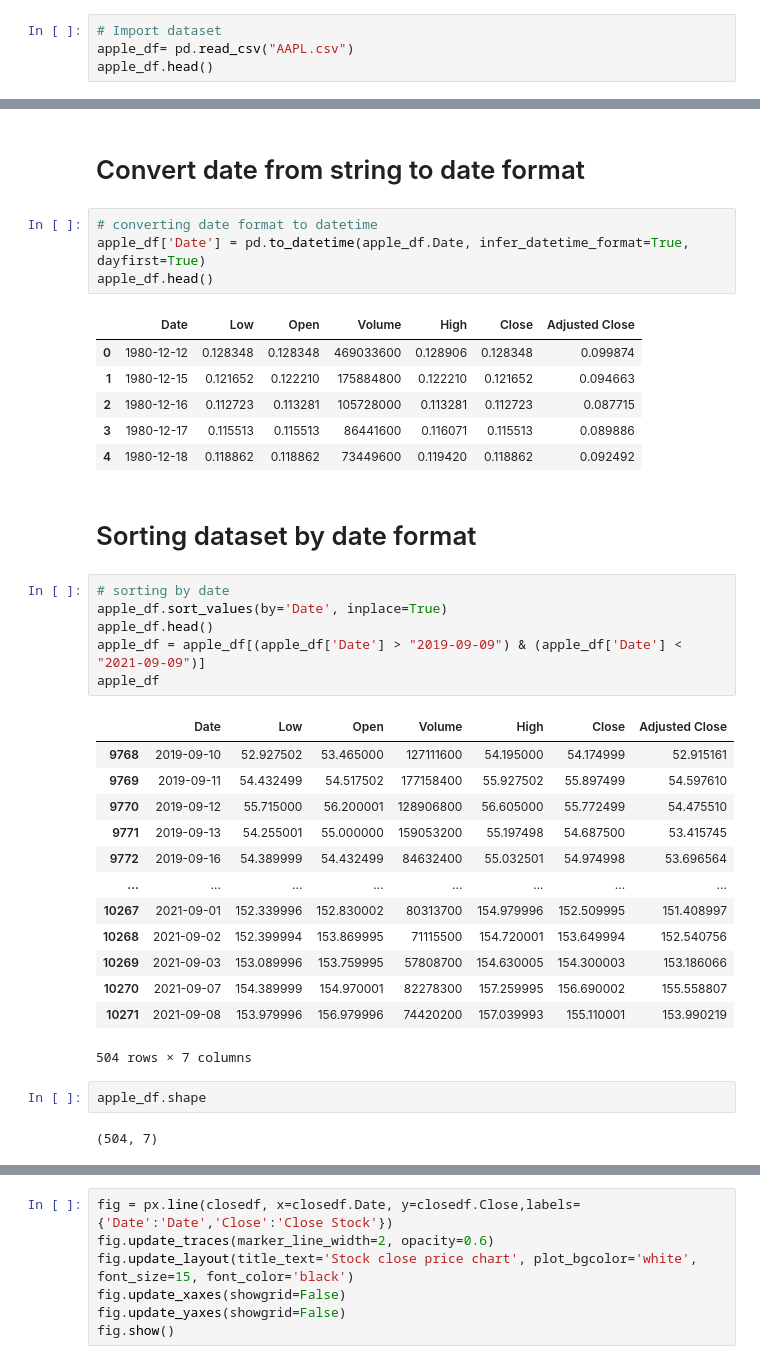
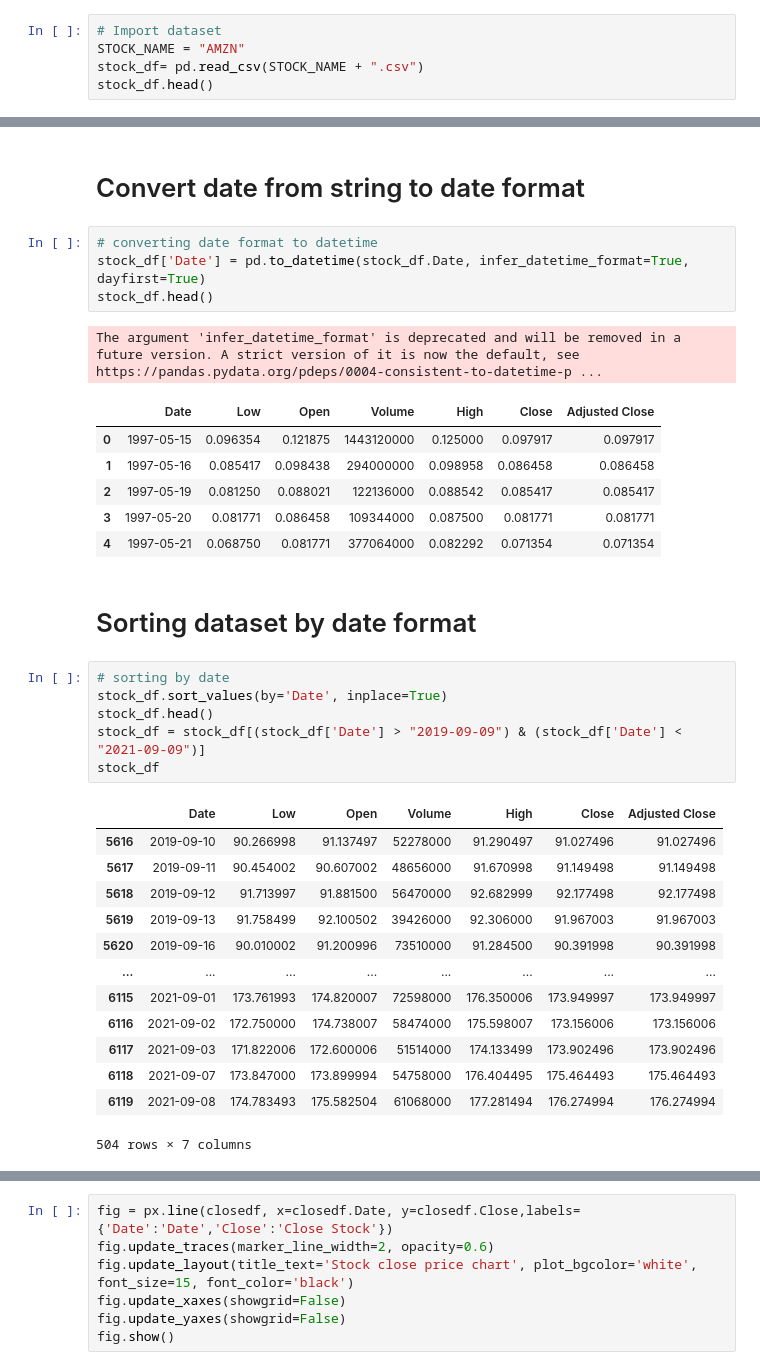
Before and after one commit to project-group-888/data-mining, a Jupyter notebook: data_mining_p.ipynb, the cells around one changed output, grey strips where cells are left out. Cells and saved outputs as stored; diff of their text form.

Commit message:
Final version of the prediction model

```diff
--- a/data_mining_p.ipynb
+++ b/data_mining_p.ipynb
@@ -16,7 +19,8 @@ from plotly.subplots import make_subplots
 # Import dataset
 # %%
 # Import dataset
-apple_df= pd.read_csv("AAPL.csv")
-apple_df.head()
+STOCK_NAME = "AMZN"
+stock_df= pd.read_csv(STOCK_NAME + ".csv")
+stock_df.head()
 # %% [output]
 |  | Date | Low | Open | Volume | High | Close | Adjusted Close |
@@ -29,38 +33,35 @@ apple_df.head()
 # Convert date from string to date format
 # %%
 # converting date format to datetime
-apple_df['Date'] = pd.to_datetime(apple_df.Date, infer_datetime_format=True, dayfirst=True)
-apple_df.head()
+stock_df['Date'] = pd.to_datetime(stock_df.Date, infer_datetime_format=True, dayfirst=True)
+stock_df.head()
 # %% [output]
+The argument 'infer_datetime_format' is deprecated and will be removed in a future version. A strict version of it is now the default, see https://pandas.pydata.org/pdeps/0004-consistent-to-datetime-p ...
 |  | Date | Low | Open | Volume | High | Close | Adjusted Close |
-| 0 | 1980-12-12 | 0.128348 | 0.128348 | 469033600 | 0.128906 | 0.128348 | 0.099874 |
-| 1 | 1980-12-15 | 0.121652 | 0.122210 | 175884800 | 0.122210 | 0.121652 | 0.094663 |
-| 2 | 1980-12-16 | 0.112723 | 0.113281 | 105728000 | 0.113281 | 0.112723 | 0.087715 |
-| 3 | 1980-12-17 | 0.115513 | 0.115513 | 86441600 | 0.116071 | 0.115513 | 0.089886 |
-| 4 | 1980-12-18 | 0.118862 | 0.118862 | 73449600 | 0.119420 | 0.118862 | 0.092492 |
+| 0 | 1997-05-15 | 0.096354 | 0.121875 | 1443120000 | 0.125000 | 0.097917 | 0.097917 |
+| 1 | 1997-05-16 | 0.085417 | 0.098438 | 294000000 | 0.098958 | 0.086458 | 0.086458 |
+| 2 | 1997-05-19 | 0.081250 | 0.088021 | 122136000 | 0.088542 | 0.085417 | 0.085417 |
+| 3 | 1997-05-20 | 0.081771 | 0.086458 | 109344000 | 0.087500 | 0.081771 | 0.081771 |
+| 4 | 1997-05-21 | 0.068750 | 0.081771 | 377064000 | 0.082292 | 0.071354 | 0.071354 |
 # %% [markdown]
 # Sorting dataset by date format
 # %%
 # sorting by date
-apple_df.sort_values(by='Date', inplace=True)
-apple_df.head()
-apple_df = apple_df[(apple_df['Date'] > "2019-09-09") & (apple_df['Date'] < "2021-09-09")]
-apple_df
+stock_df.sort_values(by='Date', inplace=True)
+stock_df.head()
+stock_df = stock_df[(stock_df['Date'] > "2019-09-09") & (stock_df['Date'] < "2021-09-09")]
+stock_df
 # %% [output]
 |  | Date | Low | Open | Volume | High | Close | Adjusted Close |
-| 9768 | 2019-09-10 | 52.927502 | 53.465000 | 127111600 | 54.195000 | 54.174999 | 52.915161 |
-| 9769 | 2019-09-11 | 54.432499 | 54.517502 | 177158400 | 55.927502 | 55.897499 | 54.597610 |
-| 9770 | 2019-09-12 | 55.715000 | 56.200001 | 128906800 | 56.605000 | 55.772499 | 54.475510 |
-| 9771 | 2019-09-13 | 54.255001 | 55.000000 | 159053200 | 55.197498 | 54.687500 | 53.415745 |
-| 9772 | 2019-09-16 | 54.389999 | 54.432499 | 84632400 | 55.032501 | 54.974998 | 53.696564 |
+| 5616 | 2019-09-10 | 90.266998 | 91.137497 | 52278000 | 91.290497 | 91.027496 | 91.027496 |
+| 5617 | 2019-09-11 | 90.454002 | 90.607002 | 48656000 | 91.670998 | 91.149498 | 91.149498 |
+| 5618 | 2019-09-12 | 91.713997 | 91.881500 | 56470000 | 92.682999 | 92.177498 | 92.177498 |
+| 5619 | 2019-09-13 | 91.758499 | 92.100502 | 39426000 | 92.306000 | 91.967003 | 91.967003 |
+| 5620 | 2019-09-16 | 90.010002 | 91.200996 | 73510000 | 91.284500 | 90.391998 | 90.391998 |
 | ... | ... | ... | ... | ... | ... | ... | ... |
-| 10267 | 2021-09-01 | 152.339996 | 152.830002 | 80313700 | 154.979996 | 152.509995 | 151.408997 |
-| 10268 | 2021-09-02 | 152.399994 | 153.869995 | 71115500 | 154.720001 | 153.649994 | 152.540756 |
-| 10269 | 2021-09-03 | 153.089996 | 153.759995 | 57808700 | 154.630005 | 154.300003 | 153.186066 |
-| 10270 | 2021-09-07 | 154.389999 | 154.970001 | 82278300 | 157.259995 | 156.690002 | 155.558807 |
-| 10271 | 2021-09-08 | 153.979996 | 156.979996 | 74420200 | 157.039993 | 155.110001 | 153.990219 |
+| 6115 | 2021-09-01 | 173.761993 | 174.820007 | 72598000 | 176.350006 | 173.949997 | 173.949997 |
+| 6116 | 2021-09-02 | 172.750000 | 174.738007 | 58474000 | 175.598007 | 173.156006 | 173.156006 |
+| 6117 | 2021-09-03 | 171.822006 | 172.600006 | 51514000 | 174.133499 | 173.902496 | 173.902496 |
+| 6118 | 2021-09-07 | 173.847000 | 173.899994 | 54758000 | 176.404495 | 175.464493 | 175.464493 |
+| 6119 | 2021-09-08 | 174.783493 | 175.582504 | 61068000 | 177.281494 | 176.274994 | 176.274994 |
 504 rows × 7 columns
-# %%
-apple_df.shape
-# %% [output]
-(504, 7)
```
Also changed, not shown: parts of 53 cells of this notebook, 1 other file.
